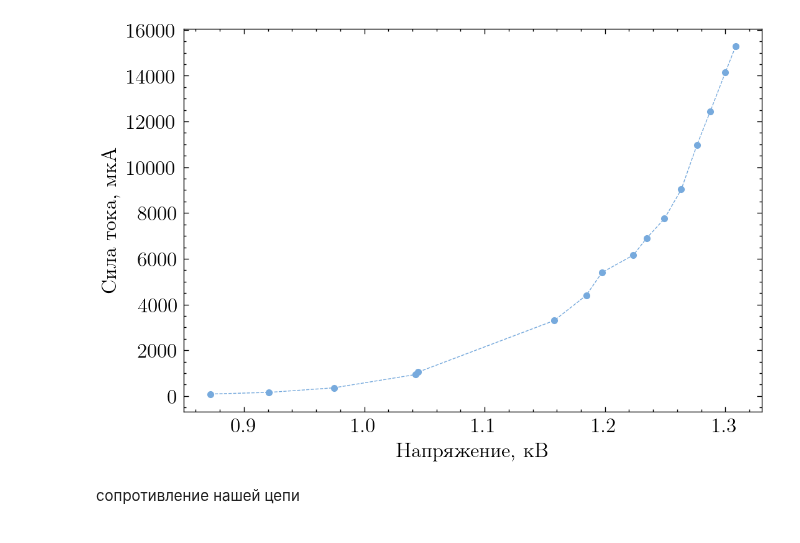
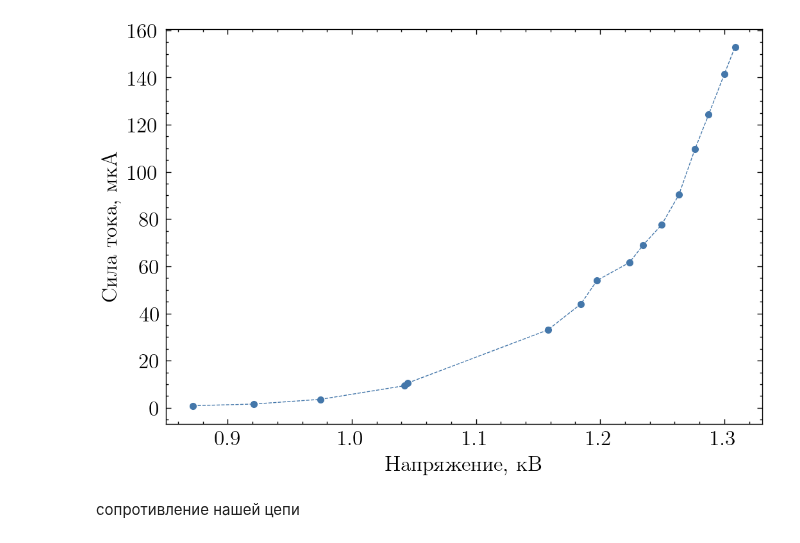
Before and after one commit to gleblug/experiment-automation, a Jupyter notebook: vaki-autoelectron-emission/plots.ipynb, the cells around one changed output. Saved outputs shown, nothing was run; the diff lists cells and outputs as text; code cells hidden in the pictures.

```diff
--- a/vaki-autoelectron-emission/plots.ipynb
+++ b/vaki-autoelectron-emission/plots.ipynb
@@ -9,7 +9,7 @@ import matplotlib
 import scienceplots
 
 plt.style.use(['science', 'russian-font'])
-plt.style.use(["light"])
+plt.style.use(["bright"])
 
 matplotlib.rcParams.update({
     'figure.figsize': [6, 4],
@@ -23,15 +23,15 @@ def line_func(x, arg1, arg2):
 # %%
 df = pd.read_csv("VAH.csv")
 cols = df.columns
 
-plt.plot(df[cols[0]] * 1e-3, df[cols[1]]*1e1, marker=".", lw=.5, ls="--")
+plt.plot(df[cols[0]] * 1e-3, df[cols[1]]*1e-1, marker=".", lw=.5, ls="--")
 plt.xlabel("Напряжение, кВ")
 plt.ylabel("Сила тока, мкА")
 
-plt.savefig("hand-measure-VAH.png")
+plt.savefig("hand-VAH.png")
 plt.show()
 # %% [output]
-[figure, old version]
+[figure, new version]
 # %% [markdown]
 сопротивление нашей цепи
 # %%
```
Also changed, not shown: parts of 9 cells of this notebook, 8 other files.
